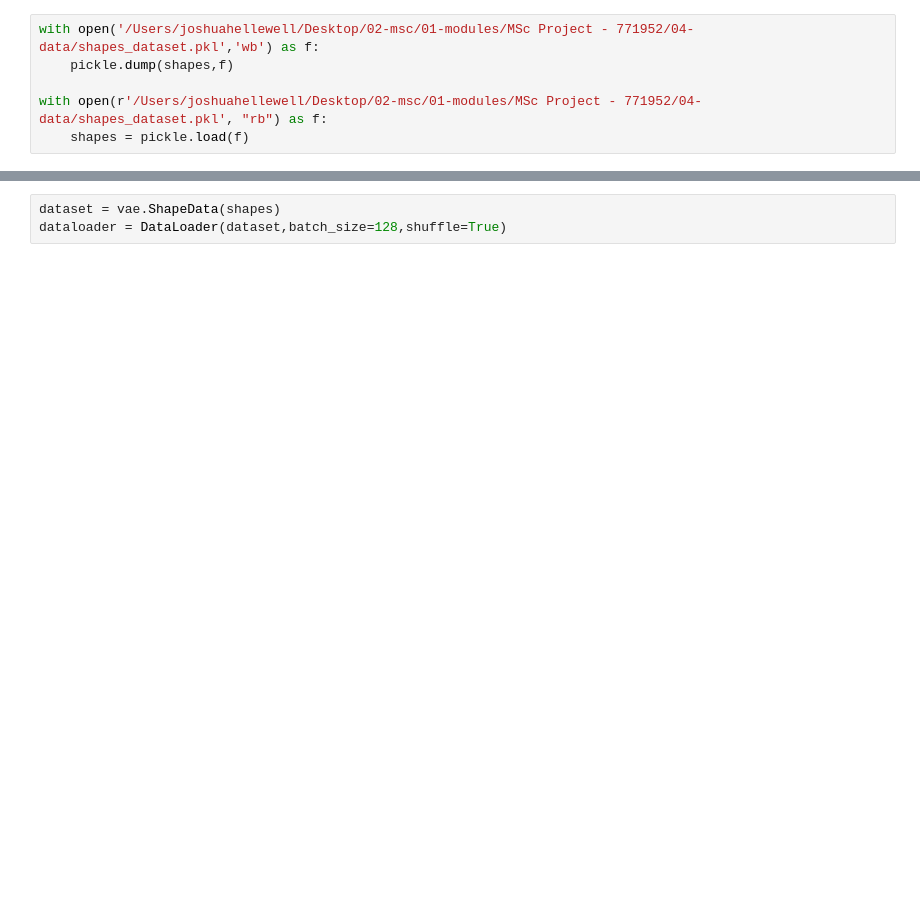
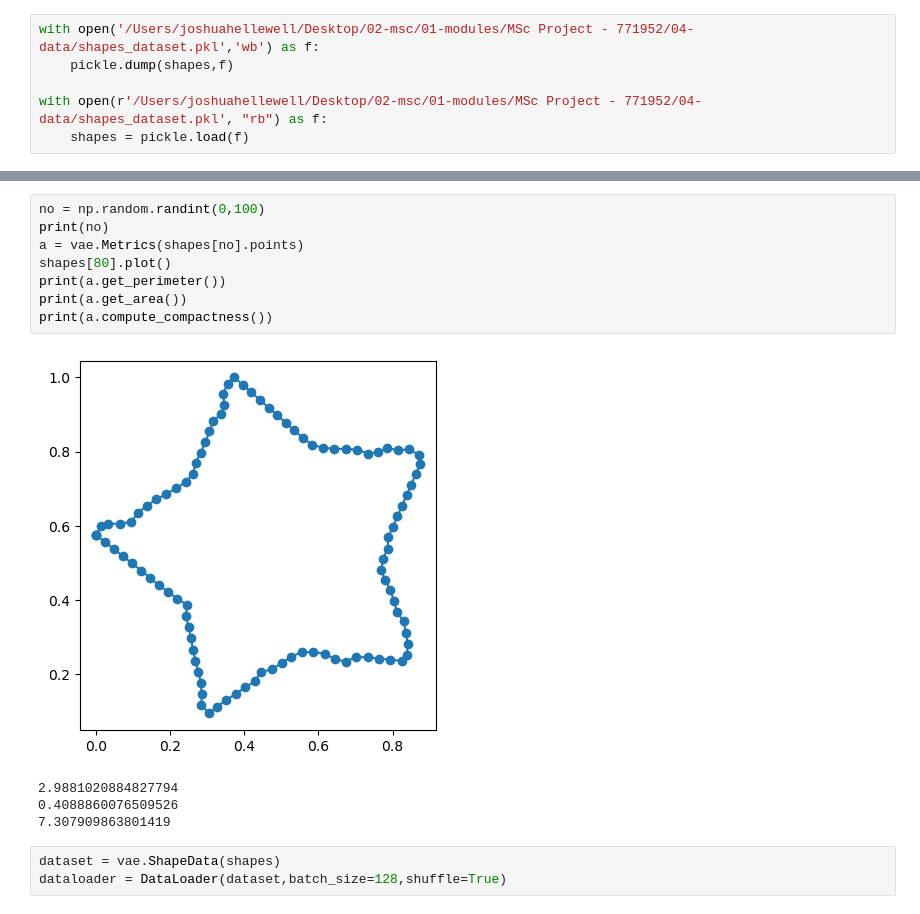
Before and after one commit to jhell1717/latentoptim, a Jupyter notebook: latentoptim/data/training_data.ipynb, the cells around one changed output, grey strips where cells are left out. Cells and saved outputs as stored; diff of their text form; blank space fills up the shorter version.

```diff
--- a/latentoptim/data/training_data.ipynb
+++ b/latentoptim/data/training_data.ipynb
@@ -67,3 +80,16 @@ with open(r'/Users/joshuahellewell/Desktop/02-msc/01-modules/MSc Project - 77195
+# %%
+no = np.random.randint(0,100)
+print(no)
+a = vae.Metrics(shapes[no].points)
+shapes[80].plot()
+print(a.get_perimeter())
+print(a.get_area())
+print(a.compute_compactness())
+# %% [output]
+[figure, added]
+2.9881020884827794
+0.4088860076509526
+7.307909863801419
 # %%
 dataset = vae.ShapeData(shapes)
 dataloader = DataLoader(dataset,batch_size=128,shuffle=True)
```
Also changed, not shown: parts of 8 cells of this notebook, 5 other files.
